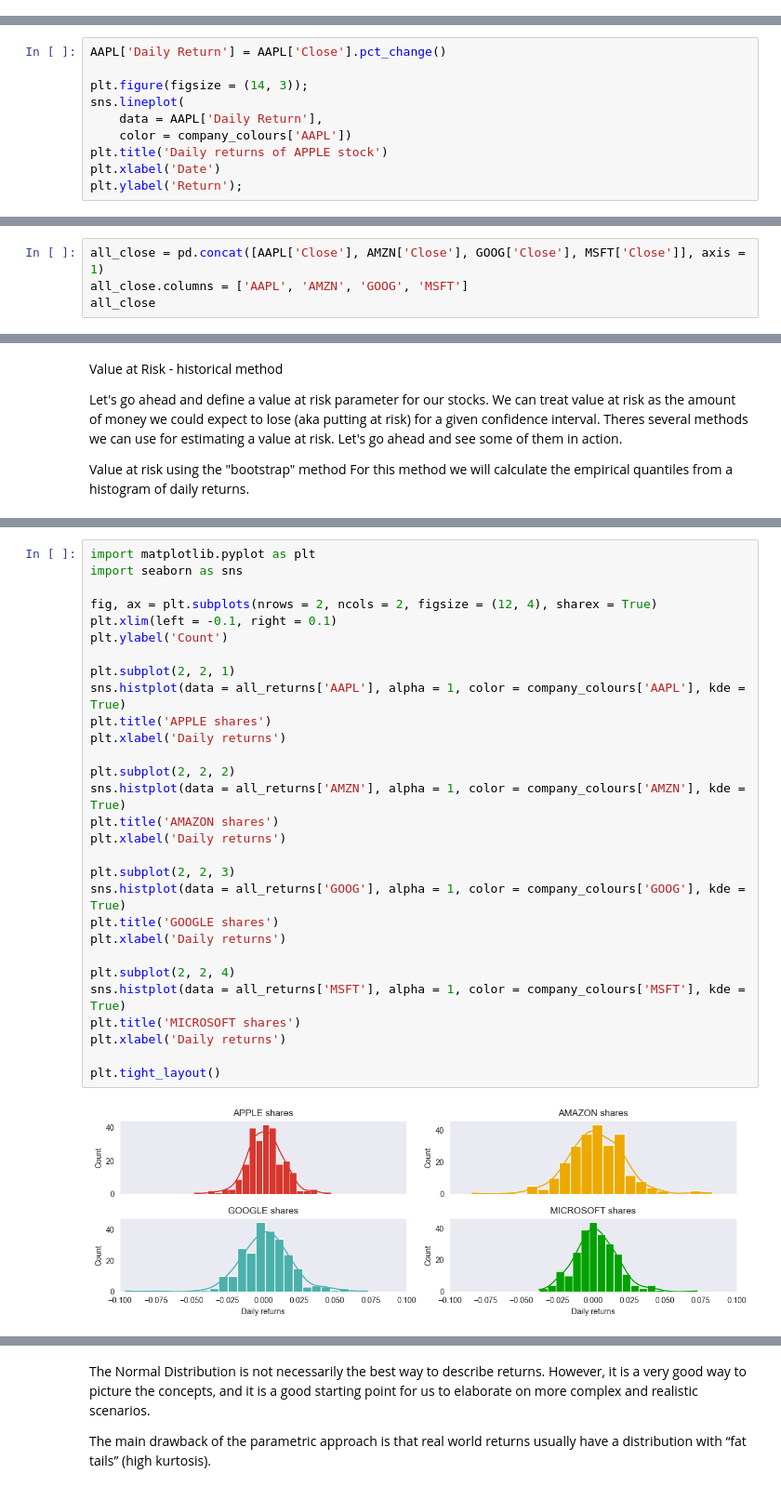
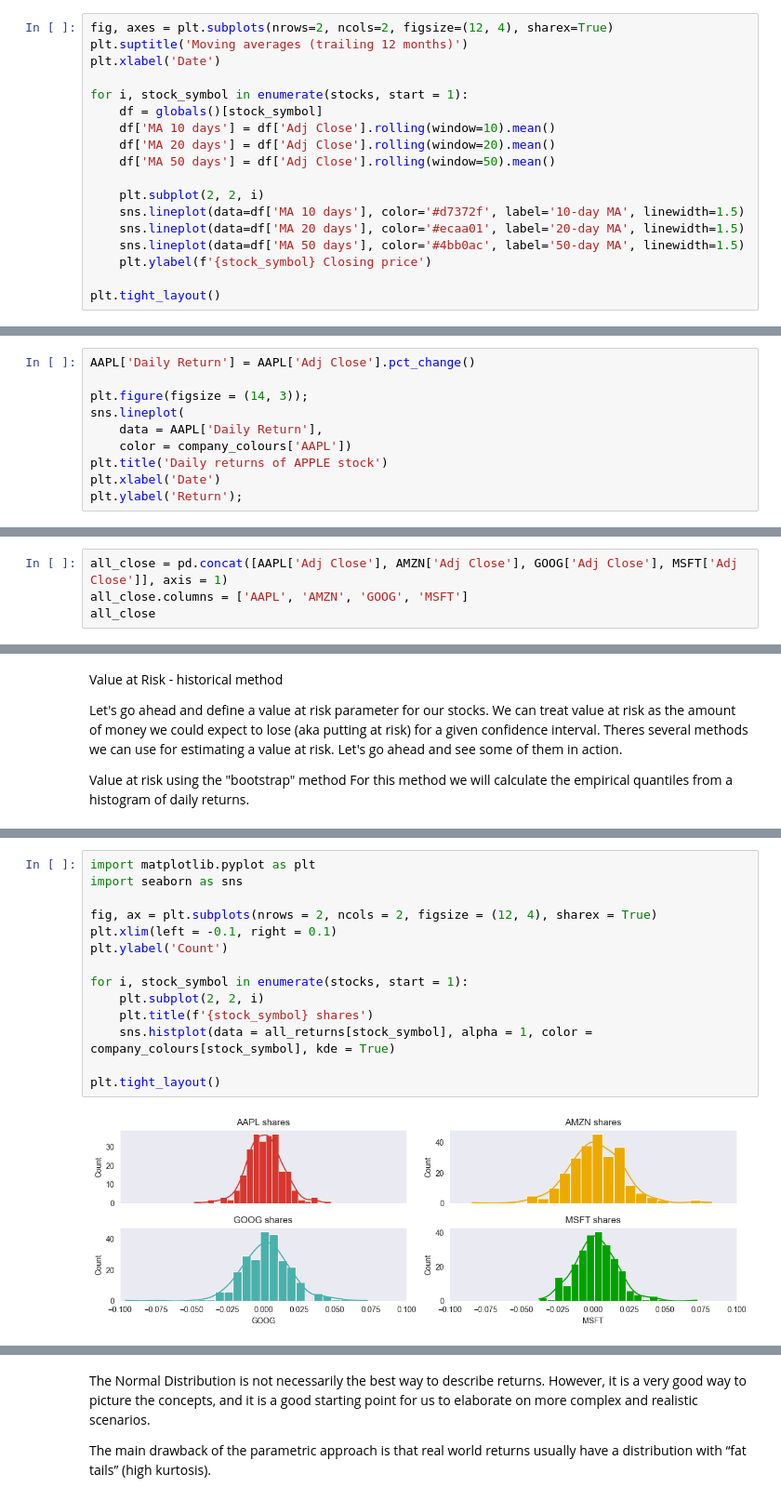
Before and after one commit to kellyle404/Risk_analysis_tech_stocks, a Jupyter notebook: finance.ipynb, the cells around one changed output, grey strips where cells are left out. Shown at 93% size. Cells and saved outputs as stored; diff of their text form.

```diff
--- a/finance.ipynb
+++ b/finance.ipynb
@@ -187,0 +242,18 @@ plt.tight_layout()
+# %%
+fig, axes = plt.subplots(nrows=2, ncols=2, figsize=(12, 4), sharex=True)
+plt.suptitle('Moving averages (trailing 12 months)')
+plt.xlabel('Date')
+
+for i, stock_symbol in enumerate(stocks, start = 1):
+    df = globals()[stock_symbol]
+    df['MA 10 days'] = df['Adj Close'].rolling(window=10).mean()
+    df['MA 20 days'] = df['Adj Close'].rolling(window=20).mean()
+    df['MA 50 days'] = df['Adj Close'].rolling(window=50).mean()
+
+    plt.subplot(2, 2, i)
+    sns.lineplot(data=df['MA 10 days'], color='#d7372f', label='10-day MA', linewidth=1.5)
+    sns.lineplot(data=df['MA 20 days'], color='#ecaa01', label='20-day MA', linewidth=1.5)
+    sns.lineplot(data=df['MA 50 days'], color='#4bb0ac', label='50-day MA', linewidth=1.5)
+    plt.ylabel(f'{stock_symbol} Closing price')
+
+plt.tight_layout()
@@ -190,7 +267,7 @@ Daily Return Analysis
 
 Now that we've done some baseline analysis, let's go ahead and dive a little deeper. We're now going to analyze the risk of the stock. In order to do so we'll need to take a closer look at the daily changes of the stock, and not just its absolute value. Let's go ahead and use pandas to retrieve the daily returns for the Apple stock.
 # %%
-AAPL['Daily Return'] = AAPL['Close'].pct_change()
+AAPL['Daily Return'] = AAPL['Adj Close'].pct_change()
 
 plt.figure(figsize = (14, 3));
 sns.lineplot(
@@ -219,5 +296,5 @@ plt.xlabel('Return');
 # %%
-all_close = pd.concat([AAPL['Close'], AMZN['Close'], GOOG['Close'], MSFT['Close']], axis = 1)
+all_close = pd.concat([AAPL['Adj Close'], AMZN['Adj Close'], GOOG['Adj Close'], MSFT['Adj Close']], axis = 1)
 all_close.columns = ['AAPL', 'AMZN', 'GOOG', 'MSFT']
 all_close
 # %% [output]
@@ -297,31 +380,16 @@ all_returns
 # %%
 import matplotlib.pyplot as plt
 import seaborn as sns
 
 fig, ax = plt.subplots(nrows = 2, ncols = 2, figsize = (12, 4), sharex = True)
 plt.xlim(left = -0.1, right = 0.1)
 plt.ylabel('Count')
 
-plt.subplot(2, 2, 1)
-sns.histplot(data = all_returns['AAPL'], alpha = 1, color = company_colours['AAPL'], kde = True)
-plt.title('APPLE shares')
-plt.xlabel('Daily returns')
-
-plt.subplot(2, 2, 2)
-sns.histplot(data = all_returns['AMZN'], alpha = 1, color = company_colours['AMZN'], kde = True)
-plt.title('AMAZON shares')
-plt.xlabel('Daily returns')
-
-plt.subplot(2, 2, 3)
-sns.histplot(data = all_returns['GOOG'], alpha = 1, color = company_colours['GOOG'], kde = True)
-plt.title('GOOGLE shares')
-plt.xlabel('Daily returns')
-
-plt.subplot(2, 2, 4)
-sns.histplot(data = all_returns['MSFT'], alpha = 1, color = company_colours['MSFT'], kde = True)
-plt.title('MICROSOFT shares')
-plt.xlabel('Daily returns')
+for i, stock_symbol in enumerate(stocks, start = 1):
+    plt.subplot(2, 2, i)
+    plt.title(f'{stock_symbol} shares')
+    sns.histplot(data = all_returns[stock_symbol], alpha = 1, color = company_colours[stock_symbol], kde = True)
 
 plt.tight_layout()
 # %% [output]
-[figure, old version]
+[figure, new version]
```
Also changed, not shown: parts of 51 cells of this notebook, 1 other file.
